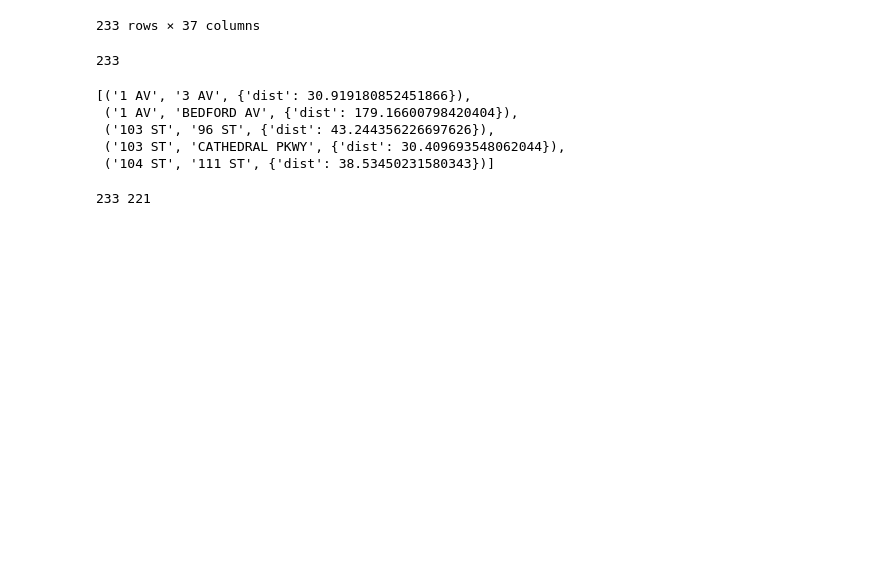
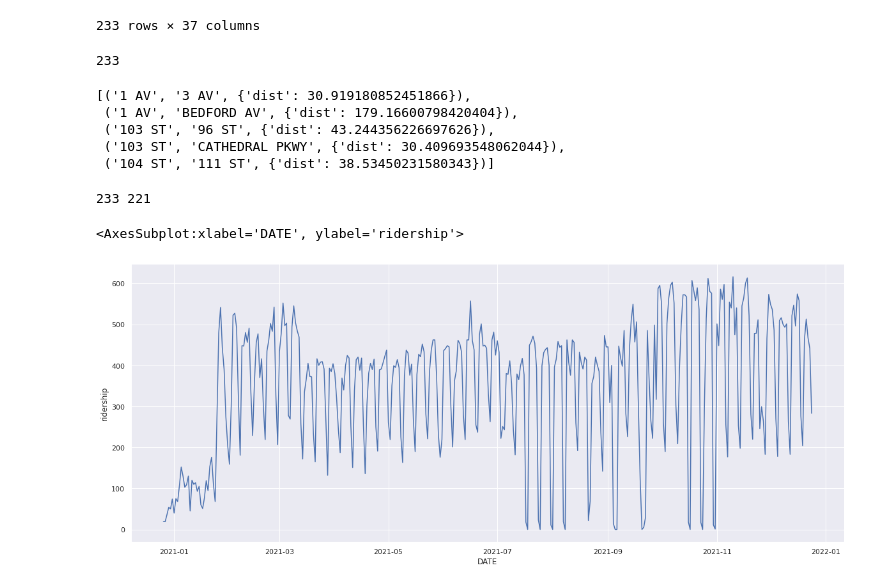
Before and after one commit to Eldervald/traffic-extrapolation, a Jupyter notebook: mta/data_preparation.ipynb, the cells around one changed output. Saved outputs shown, nothing was run; the diff lists cells and outputs as text; code cells hidden in the pictures; blank space fills up the shorter version.

```diff
--- a/mta/data_preparation.ipynb
+++ b/mta/data_preparation.ipynb
@@ -247,3 +244,9 @@ print(G.number_of_nodes(), G.number_of_edges())
 nx.readwrite.write_gpickle(G, 'data/network.gpickle')
 # %% [output]
 233 221
+# %%
+sns.set(rc={'figure.figsize':(20,8)})
+sns.lineplot(data=mta[mta['STATION'] == '104 ST'], x='DATE', y='ridership',)
+# %% [output]
+<AxesSubplot:xlabel='DATE', ylabel='ridership'>
+[figure, added]
```
Also changed, not shown: parts of 9 cells of this notebook, 1 other file.
